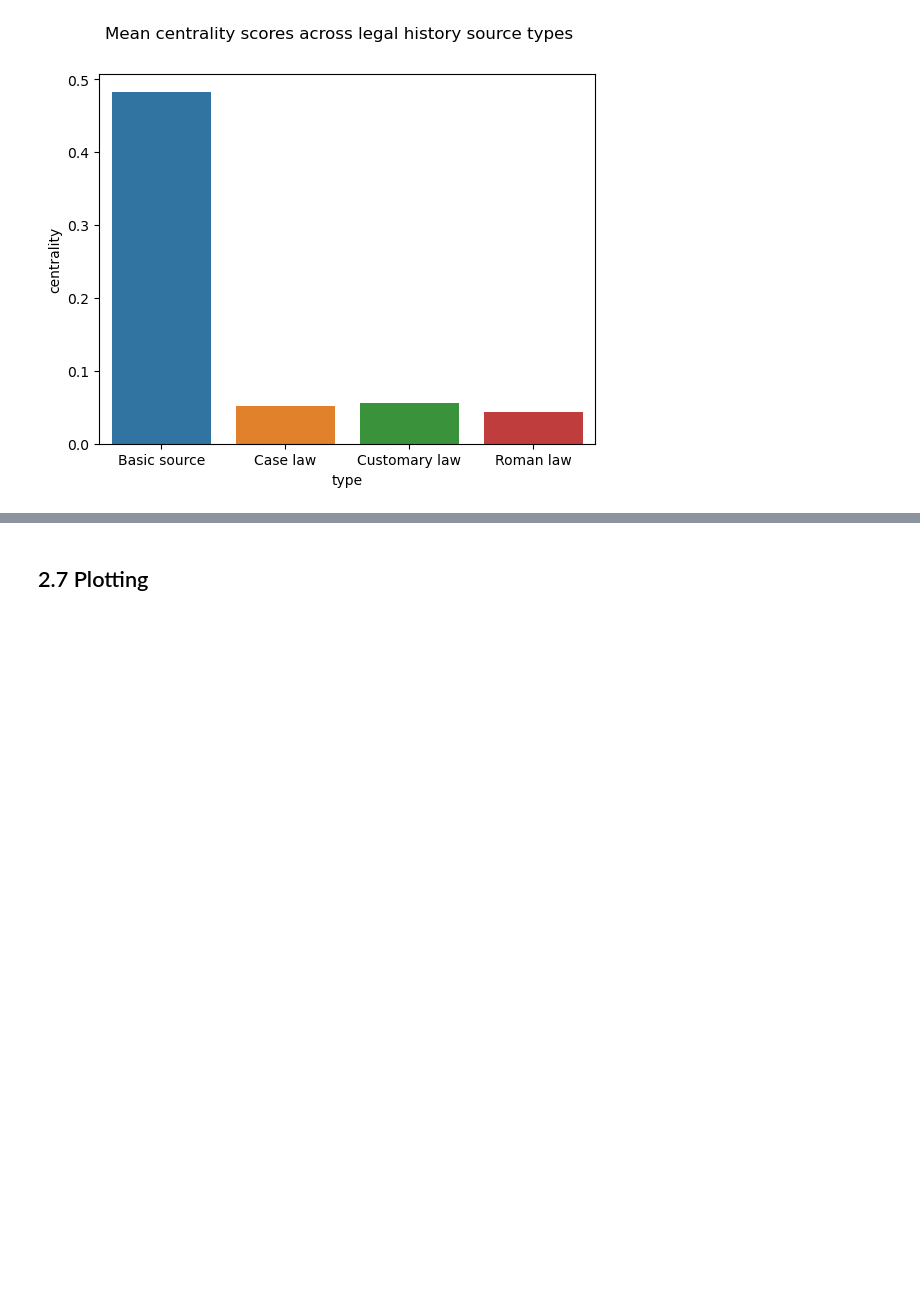
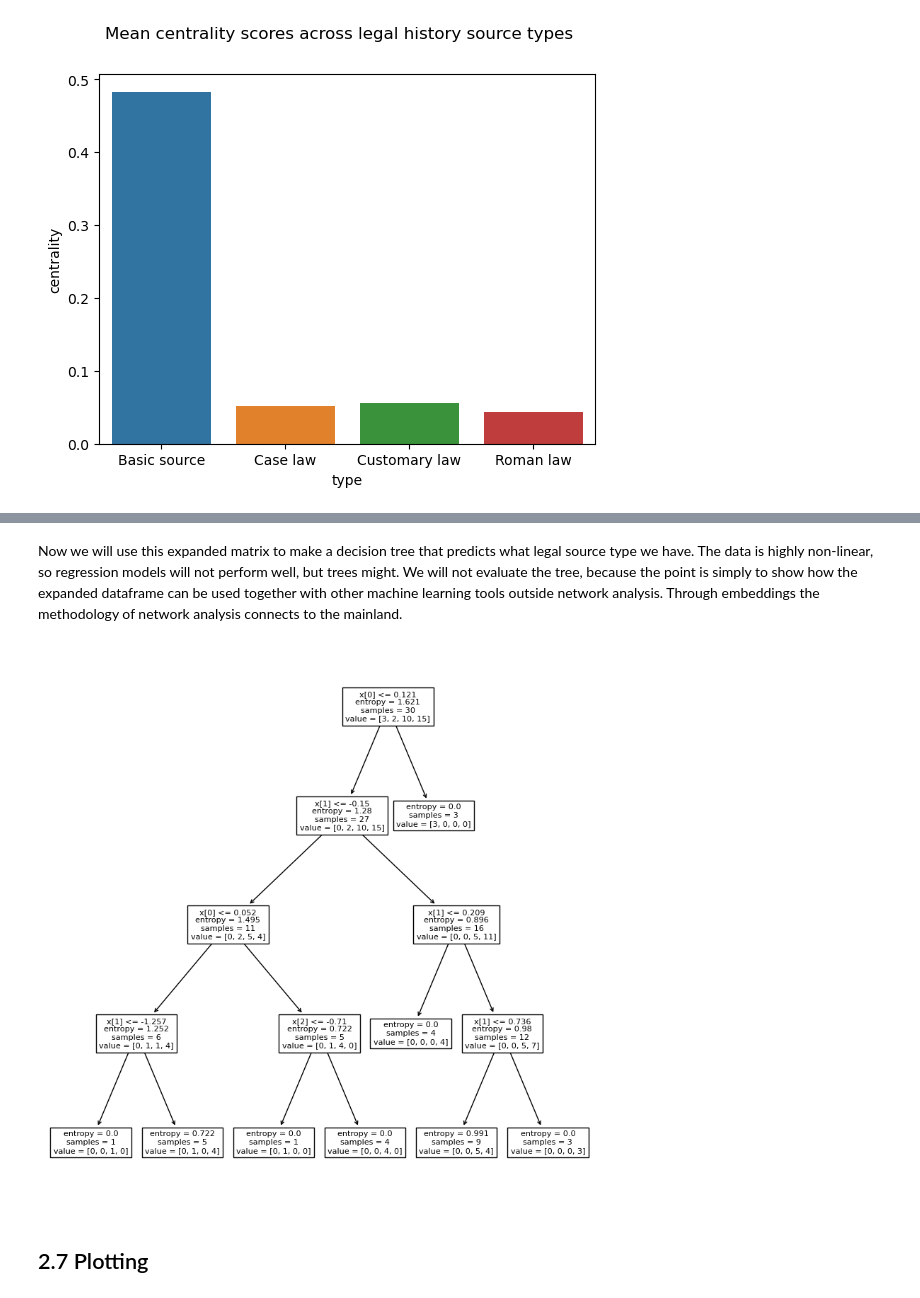
Before and after one commit to maastrichtlawtech/legalnetworkanalysis_textbook, a Jupyter notebook: Chapter_2_Network_Properties.ipynb, the cells around one changed output, grey strips where cells are left out. Drawn from its saved outputs; the diff is of its cells as text; code cells hidden in the pictures; blank space fills up the shorter version.

Commit message:
Expanded on NA + ML added pytorch, expanded discussion on connecting Network analysis to machine learning (the generality of the method)

```diff
--- a/Chapter_2_Network_Properties.ipynb
+++ b/Chapter_2_Network_Properties.ipynb
@@ -433,0 +476,4 @@ plt.suptitle("Mean centrality scores across legal history source types");
+# %%
+train()
+z = model()
+X = z.detach().numpy()
@@ -433,0 +482,5 @@ plt.suptitle("Mean centrality scores across legal history source types");
+# %%
+encodings = pd.DataFrame(X, columns=['encoding_0', 'encoding_1', 'encoding_2'])
+# %%
+resdf = pd.concat([resdf, encodings], axis=1)
+resdf
@@ -434,3 +505,16 @@ plt.suptitle("Mean centrality scores across legal history source types");
+# %% [markdown]
+Now we will use this expanded matrix to make a decision tree that predicts what legal source type we have. The data is highly non-linear, so regression models will not perform well, but trees might. We will not evaluate the tree, because the point is simply to show how the expanded dataframe can be used together with other machine learning tools outside network analysis. Through embeddings the methodology of network analysis connects to the mainland.
+# %%
+X = resdf.drop(['nodes', 'type'], axis=1)
+y = resdf.type
+
+tree = DecisionTreeClassifier(criterion="entropy", max_depth=4, random_state=123).fit(X,y)
+
+
+plt.figure(figsize=(10,10))
+plot_tree(tree);
+# %% [output]
+[figure, added]
 # %% [markdown]
 ## 2.7 Plotting
 # %% [markdown]
```
Also changed, not shown: parts of 8 cells of this notebook.
